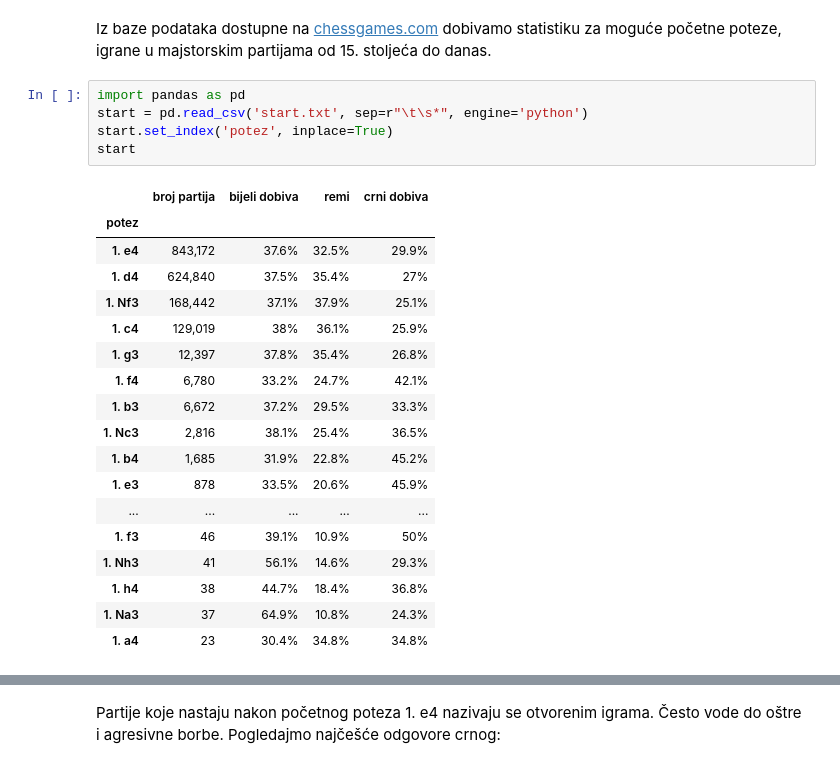
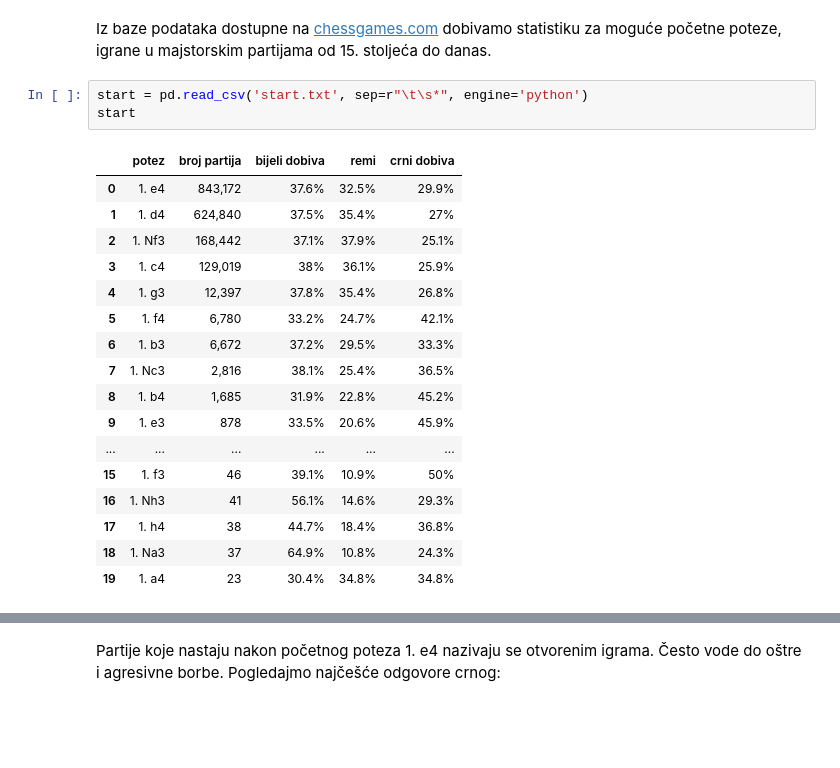
Before and after one commit to ring-bearer/ms, a Jupyter notebook: sah.ipynb, the cells around one changed output, grey strips where cells are left out. Drawn from its saved outputs; the diff is of its cells as text; blank space fills up the shorter version.

```diff
--- a/sah.ipynb
+++ b/sah.ipynb
@@ -91,27 +131,24 @@ Teorija otvaranja vrlo je široka i dobro razvijena grana šaha, koja proučava
 # %% [markdown]
 Iz baze podataka dostupne na [chessgames.com](chessgames.com) dobivamo statistiku za moguće početne poteze, igrane u majstorskim partijama od 15. stoljeća do danas.
 # %%
-import pandas as pd
 start = pd.read_csv('start.txt', sep=r"\t\s*", engine='python')
-start.set_index('potez', inplace=True)
 start
 # %% [output]
-|  | broj partija | bijeli dobiva | remi | crni dobiva |
-| potez |  |  |  |  |
-| 1. e4 | 843,172 | 37.6% | 32.5% | 29.9% |
-| 1. d4 | 624,840 | 37.5% | 35.4% | 27% |
-| 1. Nf3 | 168,442 | 37.1% | 37.9% | 25.1% |
-| 1. c4 | 129,019 | 38% | 36.1% | 25.9% |
-| 1. g3 | 12,397 | 37.8% | 35.4% | 26.8% |
-| 1. f4 | 6,780 | 33.2% | 24.7% | 42.1% |
-| 1. b3 | 6,672 | 37.2% | 29.5% | 33.3% |
-| 1. Nc3 | 2,816 | 38.1% | 25.4% | 36.5% |
-| 1. b4 | 1,685 | 31.9% | 22.8% | 45.2% |
-| 1. e3 | 878 | 33.5% | 20.6% | 45.9% |
-| ... | ... | ... | ... | ... |
-| 1. f3 | 46 | 39.1% | 10.9% | 50% |
-| 1. Nh3 | 41 | 56.1% | 14.6% | 29.3% |
-| 1. h4 | 38 | 44.7% | 18.4% | 36.8% |
-| 1. Na3 | 37 | 64.9% | 10.8% | 24.3% |
-| 1. a4 | 23 | 30.4% | 34.8% | 34.8% |
+|  | potez | broj partija | bijeli dobiva | remi | crni dobiva |
+| 0 | 1. e4 | 843,172 | 37.6% | 32.5% | 29.9% |
+| 1 | 1. d4 | 624,840 | 37.5% | 35.4% | 27% |
+| 2 | 1. Nf3 | 168,442 | 37.1% | 37.9% | 25.1% |
+| 3 | 1. c4 | 129,019 | 38% | 36.1% | 25.9% |
+| 4 | 1. g3 | 12,397 | 37.8% | 35.4% | 26.8% |
+| 5 | 1. f4 | 6,780 | 33.2% | 24.7% | 42.1% |
+| 6 | 1. b3 | 6,672 | 37.2% | 29.5% | 33.3% |
+| 7 | 1. Nc3 | 2,816 | 38.1% | 25.4% | 36.5% |
+| 8 | 1. b4 | 1,685 | 31.9% | 22.8% | 45.2% |
+| 9 | 1. e3 | 878 | 33.5% | 20.6% | 45.9% |
+| ... | ... | ... | ... | ... | ... |
+| 15 | 1. f3 | 46 | 39.1% | 10.9% | 50% |
+| 16 | 1. Nh3 | 41 | 56.1% | 14.6% | 29.3% |
+| 17 | 1. h4 | 38 | 44.7% | 18.4% | 36.8% |
+| 18 | 1. Na3 | 37 | 64.9% | 10.8% | 24.3% |
+| 19 | 1. a4 | 23 | 30.4% | 34.8% | 34.8% |
 # %% [markdown]
```
Also changed, not shown: parts of 13 cells of this notebook.
